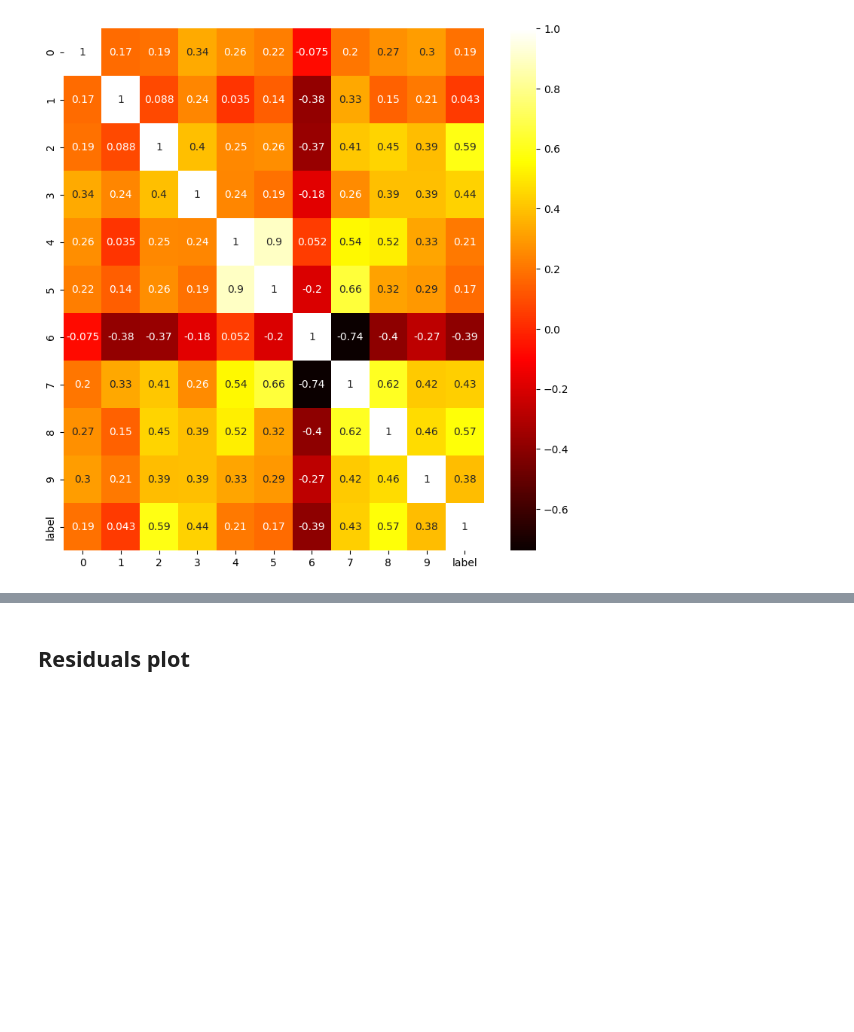
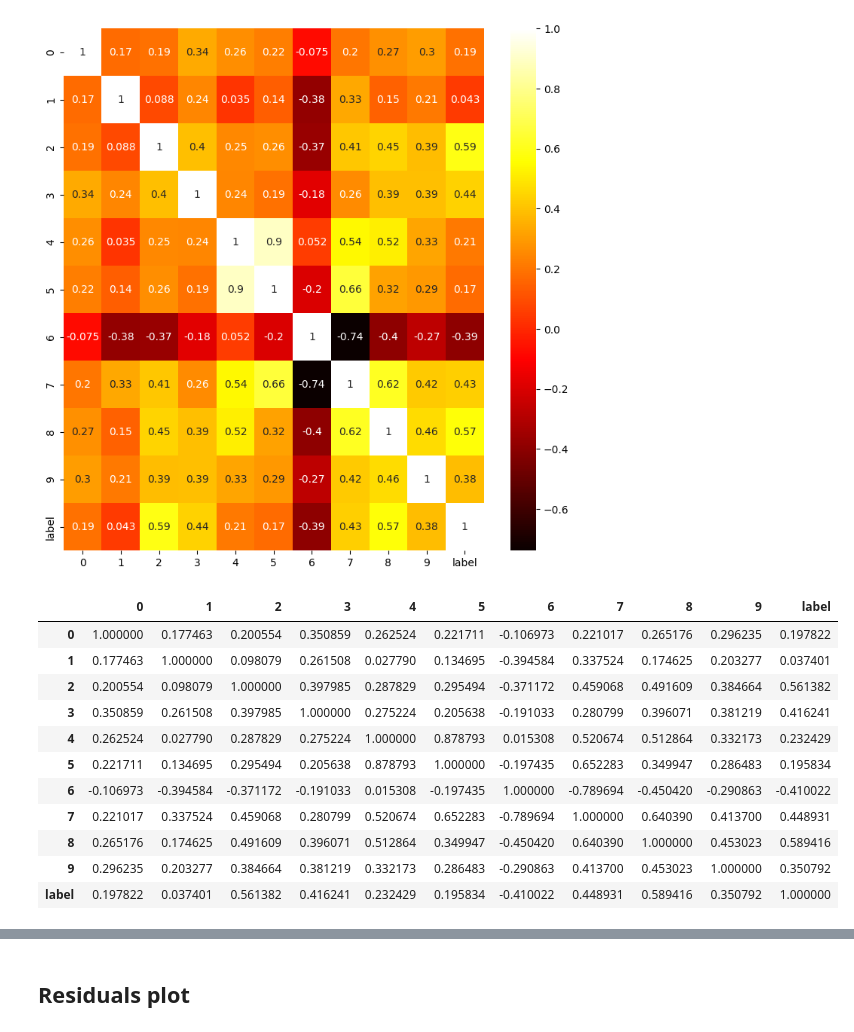
Before and after one commit to EvgeniiZorin/Handbook_Statistics-Probability-and-ML, a Jupyter notebook: _ML_classical.ipynb, the cells around one changed output, grey strips where cells are left out. Drawn from its saved outputs; the diff is of its cells as text; code cells hidden in the pictures; blank space fills up the shorter version.

```diff
--- a/_ML_classical.ipynb
+++ b/_ML_classical.ipynb
@@ -2640,3 +2642,18 @@ sns.heatmap(cor, annot=True, cmap='hot')
 # %% [output]
 <Axes: >
 [figure]
+# %%
+df.corr(method='spearman')
+# %% [output]
+|  | 0 | 1 | 2 | 3 | 4 | 5 | 6 | 7 | 8 | 9 | label |
+| 0 | 1.000000 | 0.177463 | 0.200554 | 0.350859 | 0.262524 | 0.221711 | -0.106973 | 0.221017 | 0.265176 | 0.296235 | 0.197822 |
+| 1 | 0.177463 | 1.000000 | 0.098079 | 0.261508 | 0.027790 | 0.134695 | -0.394584 | 0.337524 | 0.174625 | 0.203277 | 0.037401 |
+| 2 | 0.200554 | 0.098079 | 1.000000 | 0.397985 | 0.287829 | 0.295494 | -0.371172 | 0.459068 | 0.491609 | 0.384664 | 0.561382 |
+| 3 | 0.350859 | 0.261508 | 0.397985 | 1.000000 | 0.275224 | 0.205638 | -0.191033 | 0.280799 | 0.396071 | 0.381219 | 0.416241 |
+| 4 | 0.262524 | 0.027790 | 0.287829 | 0.275224 | 1.000000 | 0.878793 | 0.015308 | 0.520674 | 0.512864 | 0.332173 | 0.232429 |
+| 5 | 0.221711 | 0.134695 | 0.295494 | 0.205638 | 0.878793 | 1.000000 | -0.197435 | 0.652283 | 0.349947 | 0.286483 | 0.195834 |
+| 6 | -0.106973 | -0.394584 | -0.371172 | -0.191033 | 0.015308 | -0.197435 | 1.000000 | -0.789694 | -0.450420 | -0.290863 | -0.410022 |
+| 7 | 0.221017 | 0.337524 | 0.459068 | 0.280799 | 0.520674 | 0.652283 | -0.789694 | 1.000000 | 0.640390 | 0.413700 | 0.448931 |
+| 8 | 0.265176 | 0.174625 | 0.491609 | 0.396071 | 0.512864 | 0.349947 | -0.450420 | 0.640390 | 1.000000 | 0.453023 | 0.589416 |
+| 9 | 0.296235 | 0.203277 | 0.384664 | 0.381219 | 0.332173 | 0.286483 | -0.290863 | 0.413700 | 0.453023 | 1.000000 | 0.350792 |
+| label | 0.197822 | 0.037401 | 0.561382 | 0.416241 | 0.232429 | 0.195834 | -0.410022 | 0.448931 | 0.589416 | 0.350792 | 1.000000 |
```
Also changed, not shown: parts of 3 cells of this notebook, 1 other file.
